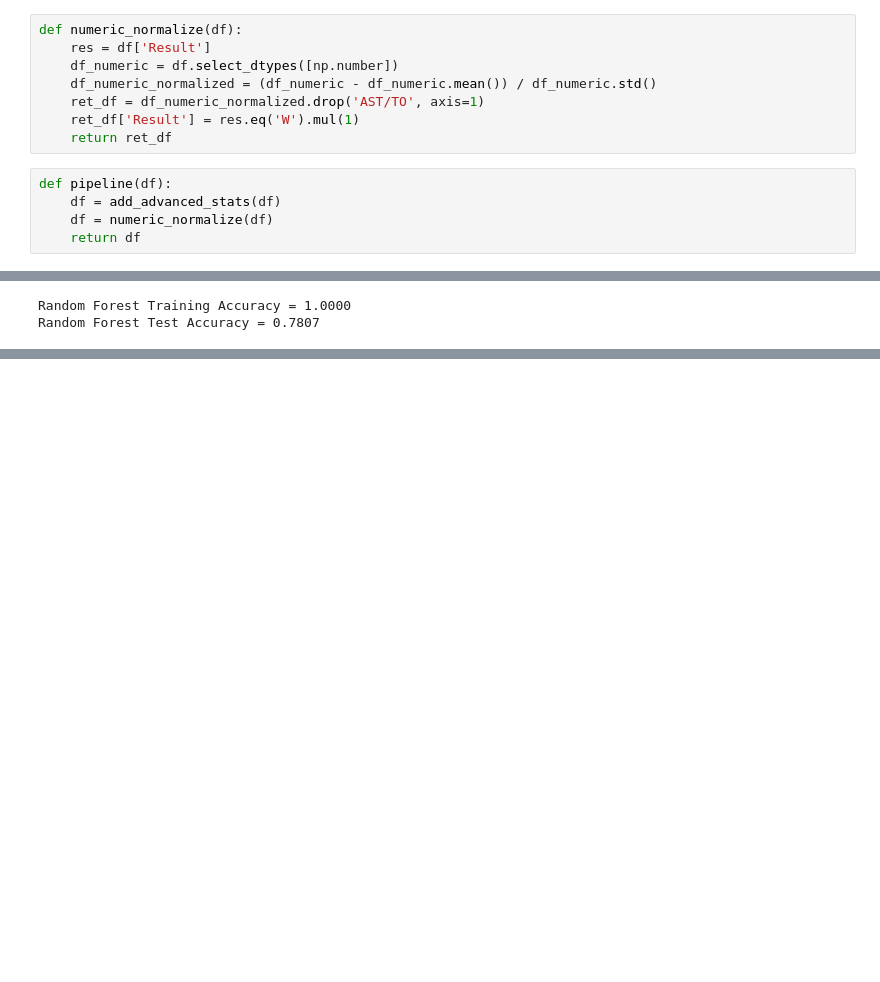
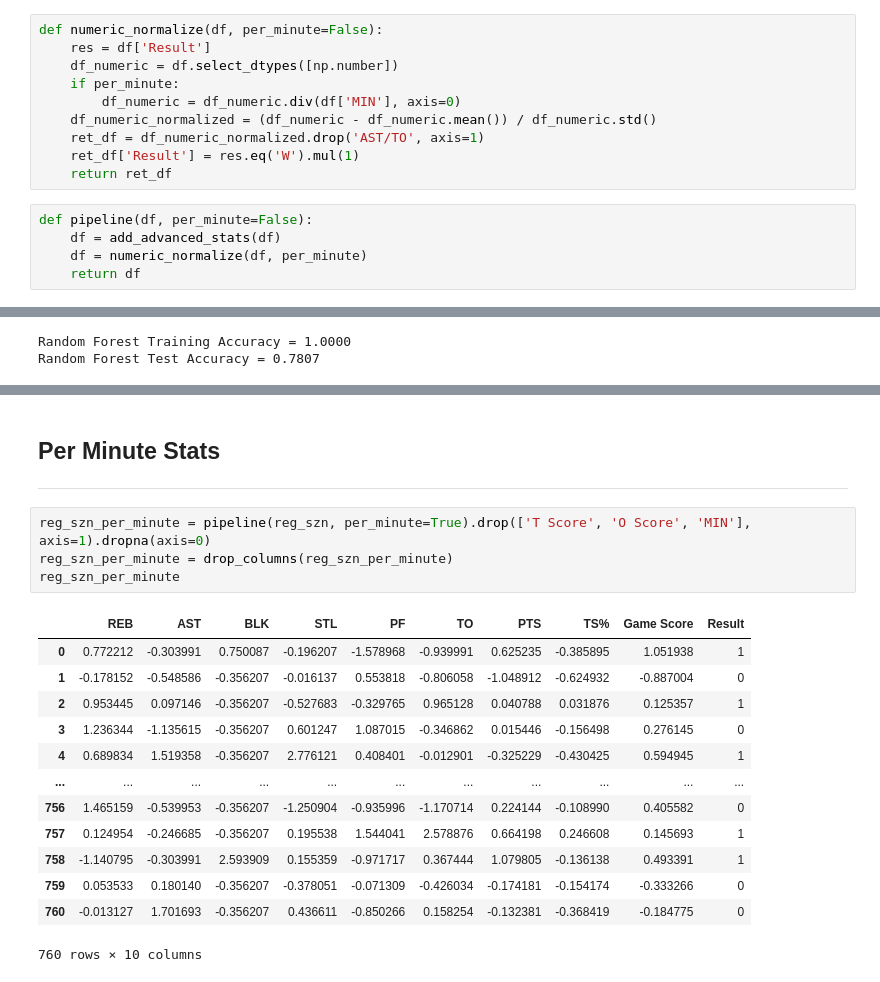
Before and after one commit to sidmurthy/stephstuff, a Jupyter notebook: src/stephplayground.ipynb, the cells around one changed output, grey strips where cells are left out. Cells and saved outputs as stored; diff of their text form; blank space fills up the shorter version.

Commit message:
Initial Per Minute.

```diff
--- a/src/stephplayground.ipynb
+++ b/src/stephplayground.ipynb
@@ -57,18 +57,20 @@ def add_advanced_stats(df,trip_dub = False):
     df['Game Score'] = df['PTS'] + (df['FGM'] * 0.4) + (df['FGA'] * -0.7) + ((df['FTA'] - df['FTM']) * -0.4) + (df['REB']) + df['STL'] + (df['AST'] * 0.7) + (df['BLK'] * 0.7) + (df['PF'] * -0.4) - df['TO']
     return df
 # %%
-def numeric_normalize(df):
+def numeric_normalize(df, per_minute=False):
     res = df['Result']
     df_numeric = df.select_dtypes([np.number])
+    if per_minute:
+        df_numeric = df_numeric.div(df['MIN'], axis=0)
     df_numeric_normalized = (df_numeric - df_numeric.mean()) / df_numeric.std()
     ret_df = df_numeric_normalized.drop('AST/TO', axis=1)
     ret_df['Result'] = res.eq('W').mul(1)
     return ret_df
 # %%
-def pipeline(df):
-    df = add_advanced_stats(df)
-    df = numeric_normalize(df)
-    return df
+def pipeline(df, per_minute=False):
+	df = add_advanced_stats(df)
+	df = numeric_normalize(df, per_minute)
+	return df
 # %%
 reg_szn = add_advanced_stats(reg_szn)
 reg_szn
@@ -372,0 +376,21 @@ Test Accuracy = 0.7632
+# %% [markdown]
+## Per Minute Stats
+___
+# %%
+reg_szn_per_minute = pipeline(reg_szn, per_minute=True).drop(['T Score', 'O Score', 'MIN'], axis=1).dropna(axis=0)
+reg_szn_per_minute = drop_columns(reg_szn_per_minute)
+reg_szn_per_minute
+# %% [output]
+|  | REB | AST | BLK | STL | PF | TO | PTS | TS% | Game Score | Result |
+| 0 | 0.772212 | -0.303991 | 0.750087 | -0.196207 | -1.578968 | -0.939991 | 0.625235 | -0.385895 | 1.051938 | 1 |
+| 1 | -0.178152 | -0.548586 | -0.356207 | -0.016137 | 0.553818 | -0.806058 | -1.048912 | -0.624932 | -0.887004 | 0 |
+| 2 | 0.953445 | 0.097146 | -0.356207 | -0.527683 | -0.329765 | 0.965128 | 0.040788 | 0.031876 | 0.125357 | 1 |
+| 3 | 1.236344 | -1.135615 | -0.356207 | 0.601247 | 1.087015 | -0.346862 | 0.015446 | -0.156498 | 0.276145 | 0 |
+| 4 | 0.689834 | 1.519358 | -0.356207 | 2.776121 | 0.408401 | -0.012901 | -0.325229 | -0.430425 | 0.594945 | 1 |
+| ... | ... | ... | ... | ... | ... | ... | ... | ... | ... | ... |
+| 756 | 1.465159 | -0.539953 | -0.356207 | -1.250904 | -0.935996 | -1.170714 | 0.224144 | -0.108990 | 0.405582 | 0 |
+| 757 | 0.124954 | -0.246685 | -0.356207 | 0.195538 | 1.544041 | 2.578876 | 0.664198 | 0.246608 | 0.145693 | 1 |
+| 758 | -1.140795 | -0.303991 | 2.593909 | 0.155359 | -0.971717 | 0.367444 | 1.079805 | -0.136138 | 0.493391 | 1 |
+| 759 | 0.053533 | 0.180140 | -0.356207 | -0.378051 | -0.071309 | -0.426034 | -0.174181 | -0.154174 | -0.333266 | 0 |
+| 760 | -0.013127 | 1.701693 | -0.356207 | 0.436611 | -0.850266 | 0.158254 | -0.132381 | -0.368419 | -0.184775 | 0 |
+760 rows × 10 columns
```
Also changed, not shown: parts of 12 cells of this notebook.
